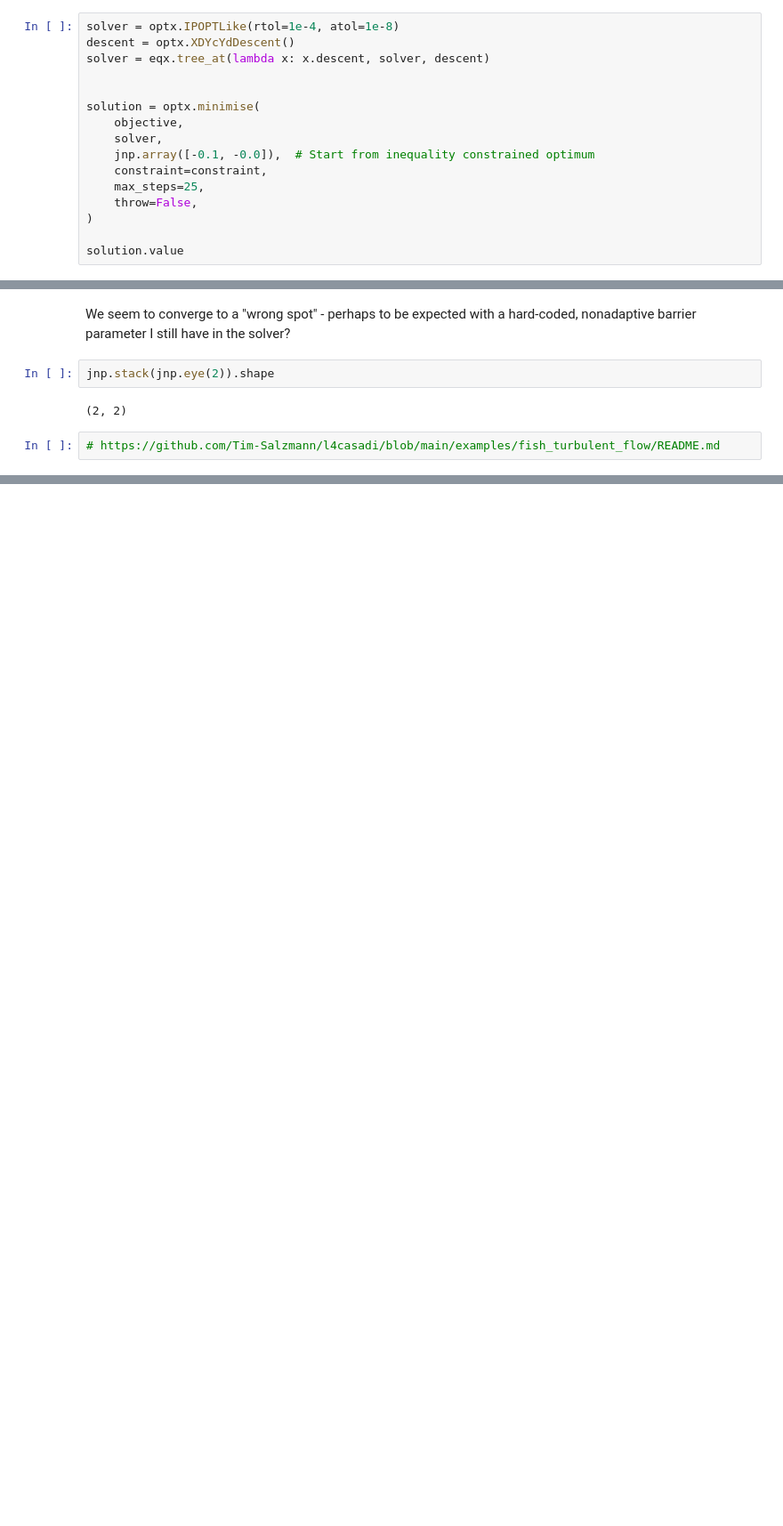
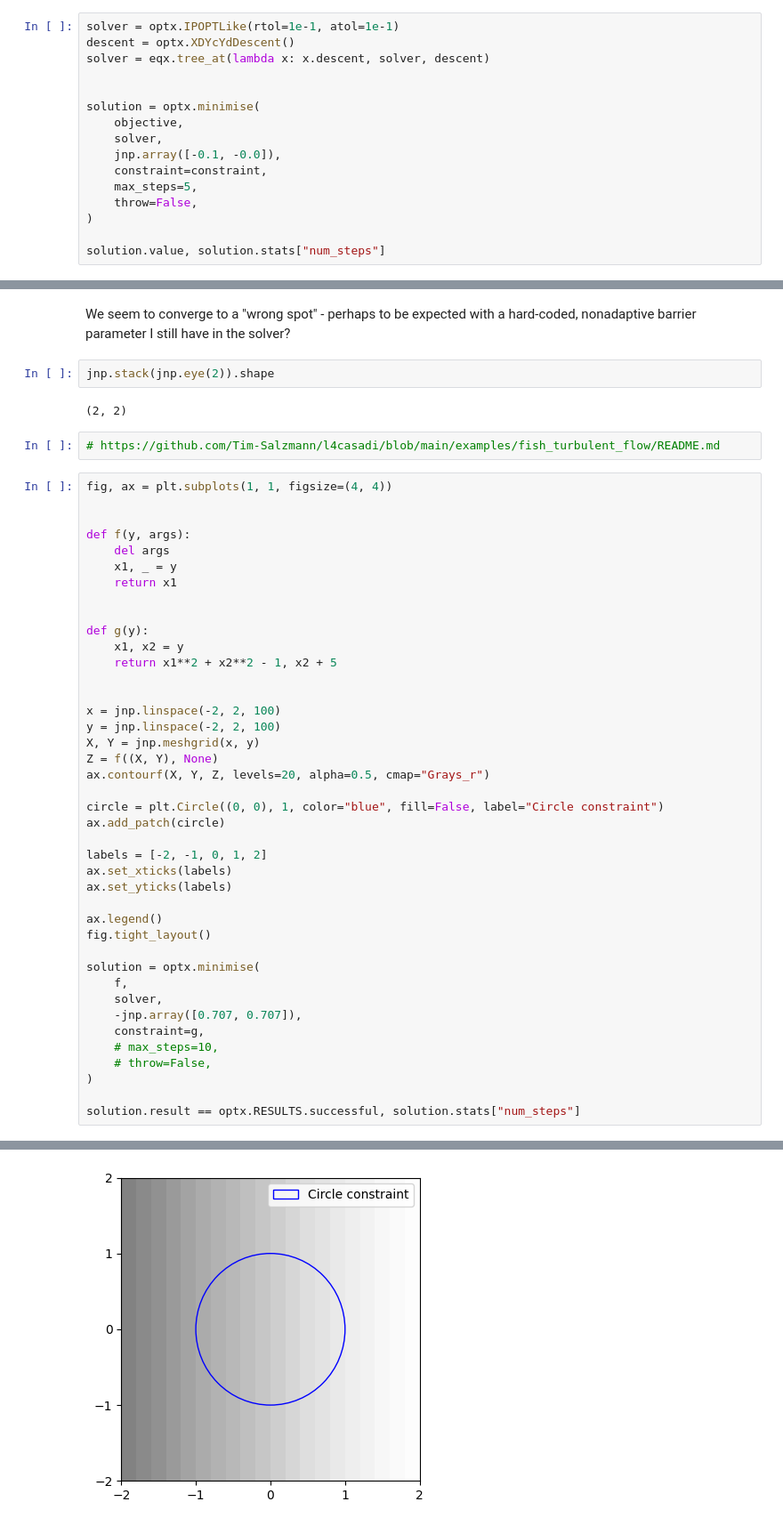
Before and after one commit to patrick-kidger/optimistix, a Jupyter notebook: Prototyping.ipynb, the cells around one changed output, grey strips where cells are left out. Shown: that part at 89% size. Drawn from its saved outputs; the diff is of its cells as text; blank space fills up the shorter version.

Commit message:
add support for inequality constraints

```diff
--- a/Prototyping.ipynb
+++ b/Prototyping.ipynb
@@ -78,7 +54,7 @@ ax.legend()
 <matplotlib.legend.Legend at 0x...>
 [figure]
 # %%
-solver = optx.IPOPTLike(rtol=1e-4, atol=1e-8)
+solver = optx.IPOPTLike(rtol=1e-1, atol=1e-1)
 descent = optx.XDYcYdDescent()
 solver = eqx.tree_at(lambda x: x.descent, solver, descent)
 
@@ -86,11 +62,11 @@ solver = eqx.tree_at(lambda x: x.descent, solver, descent)
 solution = optx.minimise(
     objective,
     solver,
-    jnp.array([-0.1, -0.0]),  # Start from inequality constrained optimum
+    jnp.array([-0.1, -0.0]),
     constraint=constraint,
-    max_steps=25,
+    max_steps=5,
     throw=False,
 )
 
-solution.value
+solution.value, solution.stats["num_steps"]
 # %% [output]
@@ -103,3 +85,45 @@ jnp.stack(jnp.eye(2)).shape
 (2, 2)
 # %%
 # https://github.com/Tim-Salzmann/l4casadi/blob/main/examples/fish_turbulent_flow/README.md
+# %%
+fig, ax = plt.subplots(1, 1, figsize=(4, 4))
+
+
+def f(y, args):
+    del args
+    x1, _ = y
+    return x1
+
+
+def g(y):
+    x1, x2 = y
+    return x1**2 + x2**2 - 1, x2 + 5
+
+
+x = jnp.linspace(-2, 2, 100)
+y = jnp.linspace(-2, 2, 100)
+X, Y = jnp.meshgrid(x, y)
+Z = f((X, Y), None)
+ax.contourf(X, Y, Z, levels=20, alpha=0.5, cmap="Grays_r")
+
+circle = plt.Circle((0, 0), 1, color="blue", fill=False, label="Circle constraint")
+ax.add_patch(circle)
+
+labels = [-2, -1, 0, 1, 2]
+ax.set_xticks(labels)
+ax.set_yticks(labels)
+
+ax.legend()
+fig.tight_layout()
+
+solution = optx.minimise(
+    f,
+    solver,
+    -jnp.array([0.707, 0.707]),
+    constraint=g,
+    # max_steps=10,
+    # throw=False,
+)
+
+solution.result == optx.RESULTS.successful, solution.stats["num_steps"]
+# %% [output]
@@ -105,0 +135 @@ jnp.stack(jnp.eye(2)).shape
+[figure, added]
```
Also changed, not shown: parts of 4 cells of this notebook, 2 other files.
